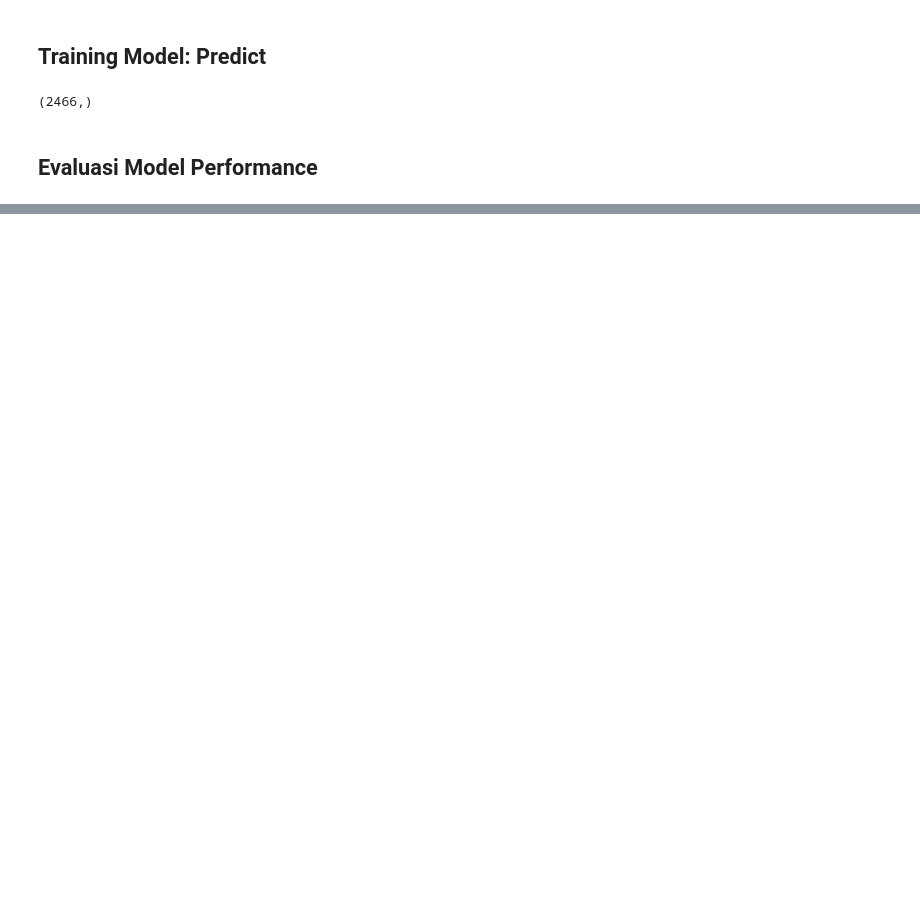
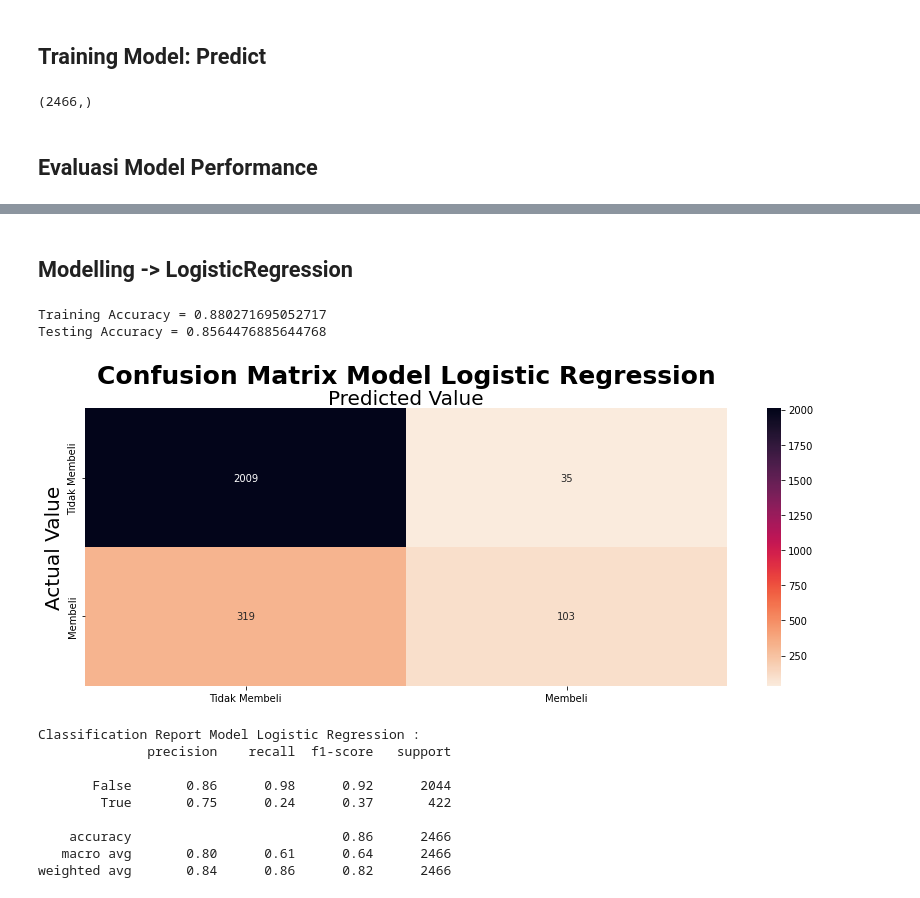
Before and after one commit to UsepSyaikalArifin/Application-File-PT-Bukit-Makmur-Mandiri-Utama-BUMA-, a Jupyter notebook: Kelas Fundamental/Machine Learning With Python for Beginner/Jupyter Notebook/main.ipynb, the cells around one changed output, grey strips where cells are left out. Cells and saved outputs as stored; diff of their text form; code cells hidden in the pictures; blank space fills up the shorter version.

```diff
--- a/Kelas Fundamental/Machine Learning With Python for Beginner/Jupyter Notebook/main.ipynb
+++ b/Kelas Fundamental/Machine Learning With Python for Beginner/Jupyter Notebook/main.ipynb
@@ -404,3 +408,44 @@ Accuracy = Jika FN == FP
 F1-Score = Jika FN != FP
 Recall = Jika FP lebih baik daripada FN
 Precision = Jika FN lebih baik daripada FP
+# %% [markdown]
+## Modelling -> LogisticRegression
+# %%
+from sklearn.linear_model import LogisticRegression
+
+model_logreg = LogisticRegression(max_iter=300)
+model_logreg = model_logreg.fit(X_train, y_train)
+y_predict = model_logreg.predict(X_test)
+
+print("Training Accuracy = {}".format(model_logreg.score(X_train, y_train)))
+print("Testing Accuracy = {}".format(model_logreg.score(X_test, y_test)))
+
+cm_logreg = confusion_matrix(y_test, y_predict)
+df_cm_logreg = pd.DataFrame(cm_logreg)
+fig, axs = plt.subplots(1, 1, figsize=(12, 5))
+color = sns.color_palette("rocket_r", as_cmap=True)
+sns.heatmap(df_cm_logreg, annot=True, fmt="g", ax=axs, cmap=color)
+axs.set_title("Confusion Matrix Model Logistic Regression", fontsize=25, fontweight="bold")
+axs.set_xlabel("Predicted Value", fontsize=20)
+axs.xaxis.set_label_position("top")
+axs.set_ylabel("Actual Value", fontsize=20)
+axs.set_xticklabels(["Tidak Membeli","Membeli"])
+axs.set_yticklabels(["Tidak Membeli","Membeli"])
+plt.tight_layout()
+plt.show()
+
+cr_logistic_regression = classification_report(y_test, y_predict)
+print("Classification Report Model Logistic Regression : \n{}".format(cr_logistic_regression))
+# %% [output]
+Training Accuracy = 0.880271695052717
+Testing Accuracy = 0.8564476885644768
+[figure, added]
+Classification Report Model Logistic Regression :
+              precision    recall  f1-score   support
+
+       False       0.86      0.98      0.92      2044
+        True       0.75      0.24      0.37       422
+
+    accuracy                           0.86      2466
+   macro avg       0.80      0.61      0.64      2466
+weighted avg       0.84      0.86      0.82      2466
```
Also changed, not shown: parts of 15 cells of this notebook.
